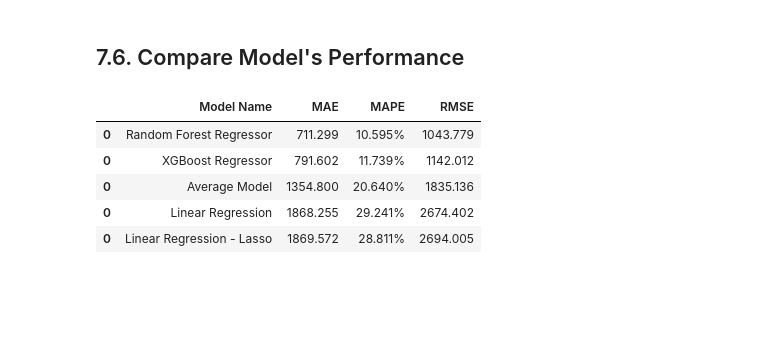
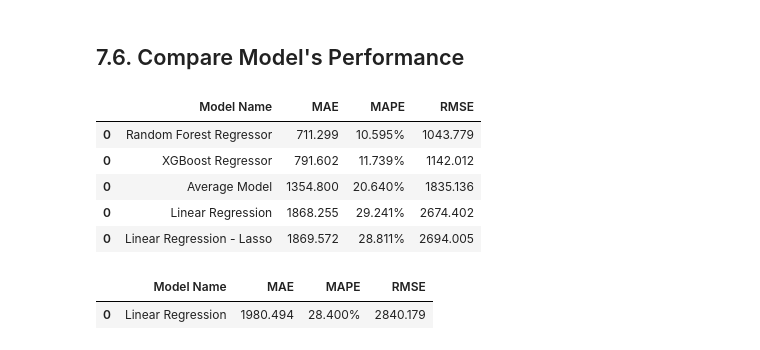
Before and after one commit to EdinanMarinho/Data_Science_em_Producao, a Jupyter notebook: m07_v01_store_sales_prediction.ipynb, the cells around one changed output. Drawn from its saved outputs; the diff is of its cells as text; code cells hidden in the pictures; blank space fills up the shorter version.

Commit message:
Treinando modelo com Linear Regression

```diff
--- a/m07_v01_store_sales_prediction.ipynb
+++ b/m07_v01_store_sales_prediction.ipynb
@@ -1184,20 +1184,33 @@ modelling_result.sort_values( 'RMSE')
 # %%
 x_training = X_train[cols_selected_boruta_full]
 # %%
-k = 2
+k = 1
 # start and end date validation
 validation_start_date = x_training['date'].max() - datetime.timedelta( days=k*6*7 )
 validation_end_date   = x_training['date'].max() - datetime.timedelta( days=(k-1)*6*7 )
 
 # filtering dataset
 training = x_training[x_training['date'] < validation_start_date]
 validation = x_training[ (x_training['date'] >= validation_start_date ) & (x_training['date'] <= validation_end_date) ]
 
 # training and validation dataset
 # training
 xtraining = training.drop( ['date', 'sales'], axis=1 )
 ytraining = training['sales']
 
 # validation
 xvalidation = validation.drop( ['date', 'sales'], axis=1 )
 yvalidation = validation['sales']
+
+# model
+lr = LinearRegression().fit( xtraining, ytraining )
+
+# prediction
+yhat_lr = lr.predict( xvalidation )
+
+# performance
+lr_result = ml_error( 'Linear Regression', np.expm1( yvalidation ), np.expm1( yhat_lr ) )
+lr_result
+# %% [output]
+|  | Model Name | MAE | MAPE | RMSE |
+| 0 | Linear Regression | 1980.494 | 28.400% | 2840.179 |
```
